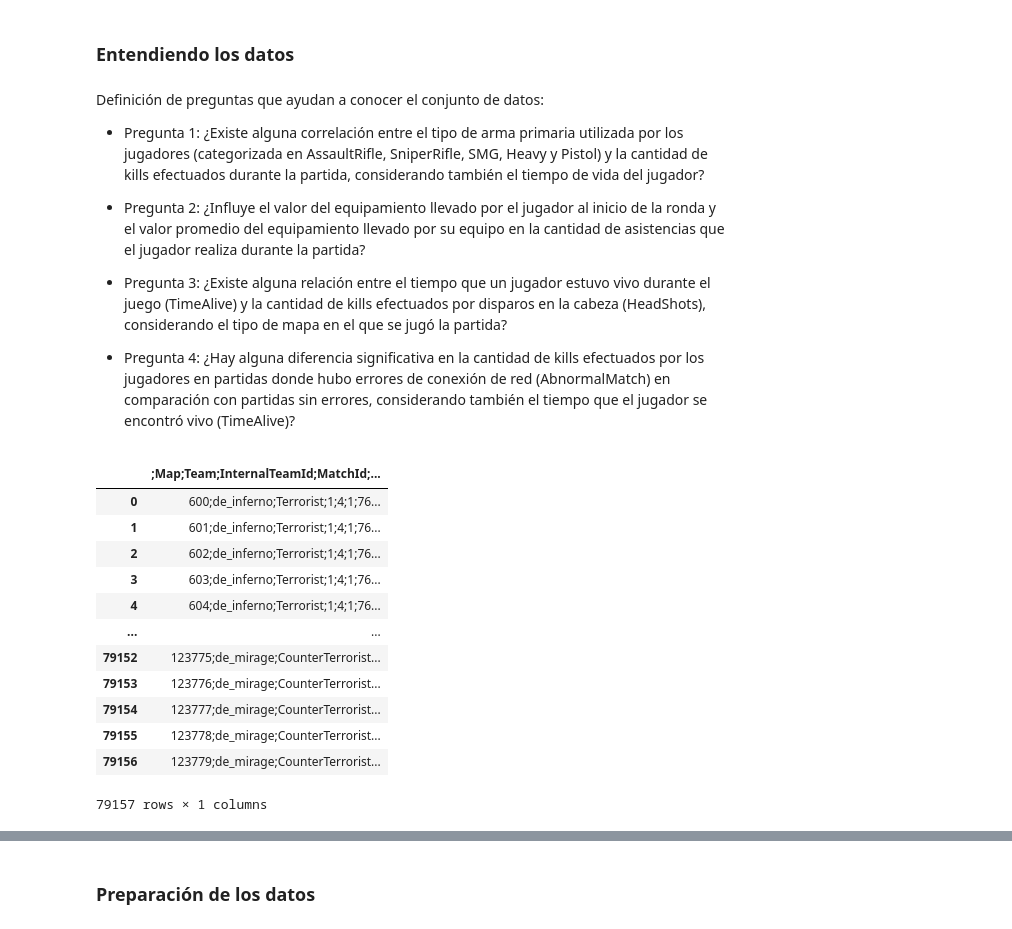
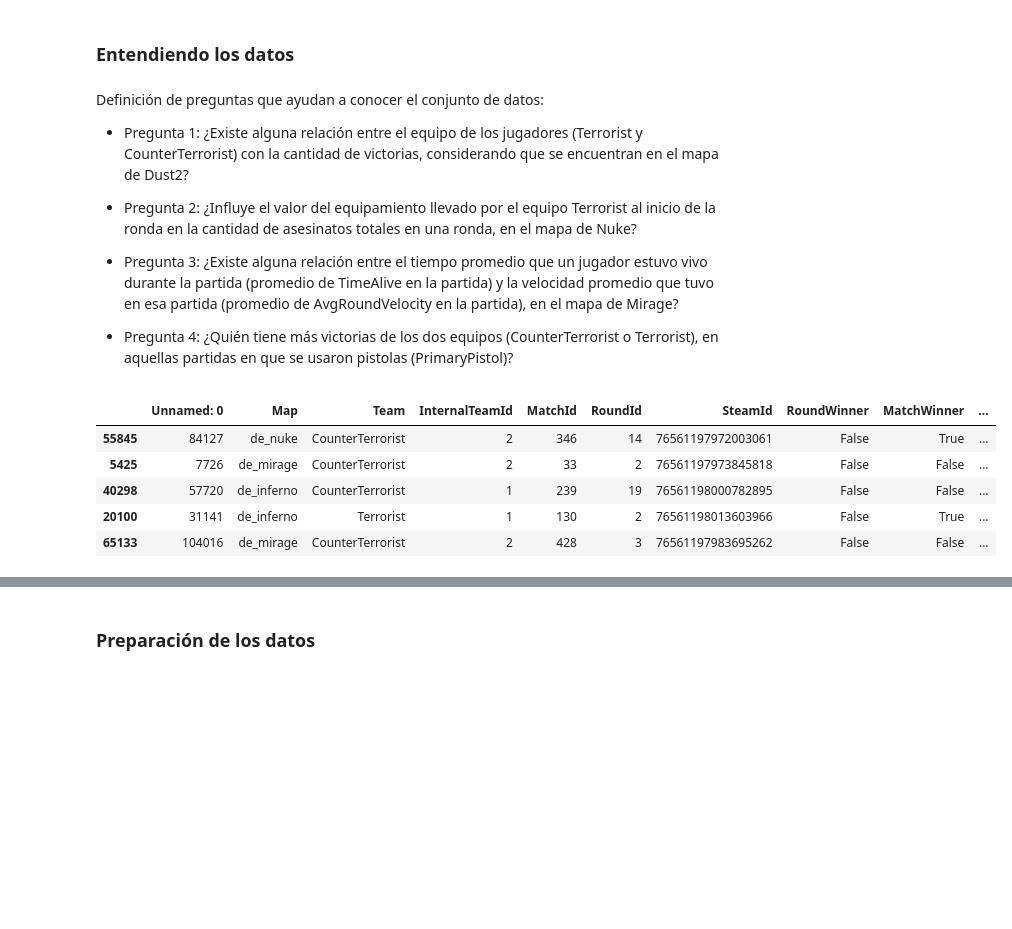
Before and after one commit to Nachi3/Trabajo_Semestral_IA, a Jupyter notebook: 620454_ProyectoSemestral_Plantilla.ipynb, the cells around one changed output, grey strips where cells are left out. Drawn from its saved outputs; the diff is of its cells as text; code cells hidden in the pictures; blank space fills up the shorter version.

```diff
--- a/620454_ProyectoSemestral_Plantilla.ipynb
+++ b/620454_ProyectoSemestral_Plantilla.ipynb
@@ -72,13 +72,13 @@ la ronda.
 # %% [markdown]
 Definición de  preguntas  que ayudan  a  conocer  el conjunto de datos:
 
-+ Pregunta 1: ¿Existe alguna correlación entre el tipo de arma primaria utilizada por los jugadores (categorizada en AssaultRifle, SniperRifle, SMG, Heavy y Pistol) y la cantidad de kills efectuados durante la partida, considerando también el tiempo de vida del jugador?
++ Pregunta 1: ¿Existe alguna relación entre el equipo de los jugadores (Terrorist y CounterTerrorist) con la cantidad de victorias, considerando que se encuentran en el mapa de Dust2?
 
-+ Pregunta 2: ¿Influye el valor del equipamiento llevado por el jugador al inicio de la ronda y el valor promedio del equipamiento llevado por su equipo en la cantidad de asistencias que el jugador realiza durante la partida?
++ Pregunta 2: ¿Influye el valor del equipamiento llevado por el equipo Terrorist al inicio de la ronda en la cantidad de asesinatos totales en una ronda, en el mapa de Nuke?
 
-+ Pregunta 3: ¿Existe alguna relación entre el tiempo que un jugador estuvo vivo durante el juego (TimeAlive) y la cantidad de kills efectuados por disparos en la cabeza (HeadShots), considerando el tipo de mapa en el que se jugó la partida?
++ Pregunta 3: ¿Existe alguna relación entre el tiempo promedio que un jugador estuvo vivo durante la partida (promedio de TimeAlive en la partida) y la velocidad promedio que tuvo en esa partida (promedio de AvgRoundVelocity en la partida), en el mapa de Mirage?
 
-+ Pregunta 4: ¿Hay alguna diferencia significativa en la cantidad de kills efectuados por los jugadores en partidas donde hubo errores de conexión de red (AbnormalMatch) en comparación con partidas sin errores, considerando también el tiempo que el jugador se encontró vivo (TimeAlive)?
++ Pregunta 4: ¿Quién tiene más victorias de los dos equipos (CounterTerrorist o Terrorist), en aquellas partidas en que se usaron pistolas (PrimaryPistol)?
 # %%
 #Importar librerias
 import pandas as pd
@@ -89,19 +95,12 @@ from scipy.stats import iqr
 # %%
 # Carga y visualización del dataset
-data_frame = pd.read_csv("demo_round_traces.csv")
-
-data_frame
+data_frame = pd.read_csv("demo_round_traces.csv", sep=';')
+pd.set_option('display.max_columns', None)
+data_frame.sample(5)
 # %% [output]
-|  | ;Map;Team;InternalTeamId;MatchId;... |
-| 0 | 600;de_inferno;Terrorist;1;4;1;76... |
-| 1 | 601;de_inferno;Terrorist;1;4;1;76... |
-| 2 | 602;de_inferno;Terrorist;1;4;1;76... |
-| 3 | 603;de_inferno;Terrorist;1;4;1;76... |
-| 4 | 604;de_inferno;Terrorist;1;4;1;76... |
-| ... | ... |
-| 79152 | 123775;de_mirage;CounterTerrorist... |
-| 79153 | 123776;de_mirage;CounterTerrorist... |
-| 79154 | 123777;de_mirage;CounterTerrorist... |
-| 79155 | 123778;de_mirage;CounterTerrorist... |
-| 79156 | 123779;de_mirage;CounterTerrorist... |
+|  | Unnamed: 0 | Map | Team | InternalTeamId | MatchId | RoundId | SteamId | RoundWinner | MatchWinner | ... |
+| 55845 | 84127 | de_nuke | CounterTerrorist | 2 | 346 | 14 | 76561197972003061 | False | True | ... |
+| 5425 | 7726 | de_mirage | CounterTerrorist | 2 | 33 | 2 | 76561197973845818 | False | False | ... |
+| 40298 | 57720 | de_inferno | CounterTerrorist | 1 | 239 | 19 | 76561198000782895 | False | False | ... |
+| 20100 | 31141 | de_inferno | Terrorist | 1 | 130 | 2 | 76561198013603966 | False | True | ... |
+| 65133 | 104016 | de_mirage | CounterTerrorist | 2 | 428 | 3 | 76561197983695262 | False | False | ... |
-79157 rows × 1 columns
```
Also changed, not shown: parts of 76 cells of this notebook.
